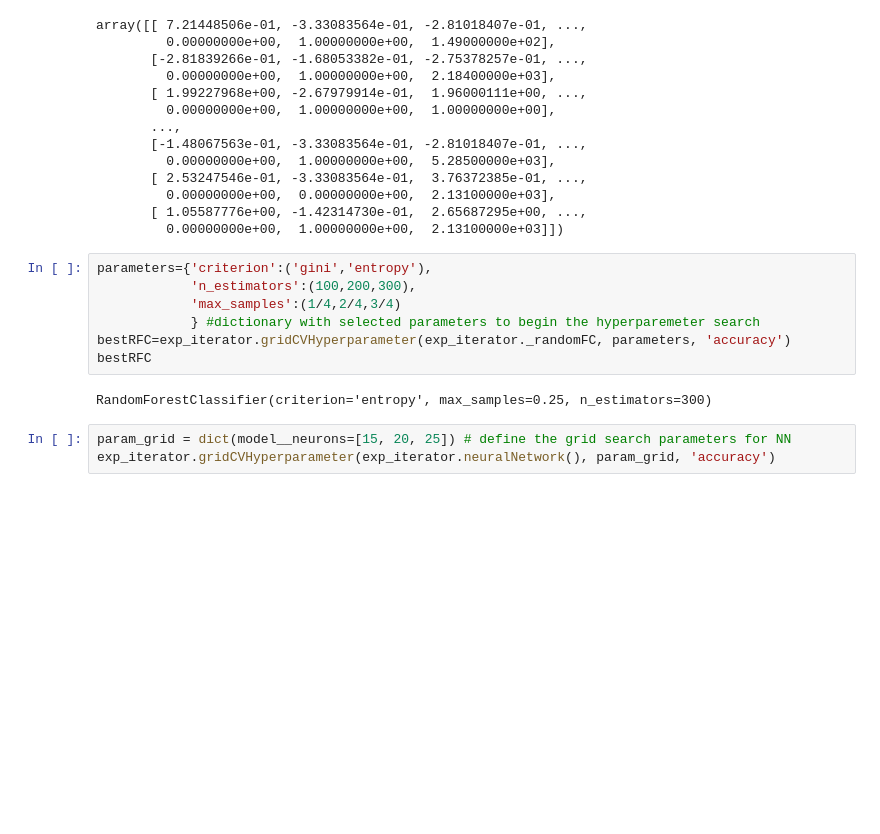
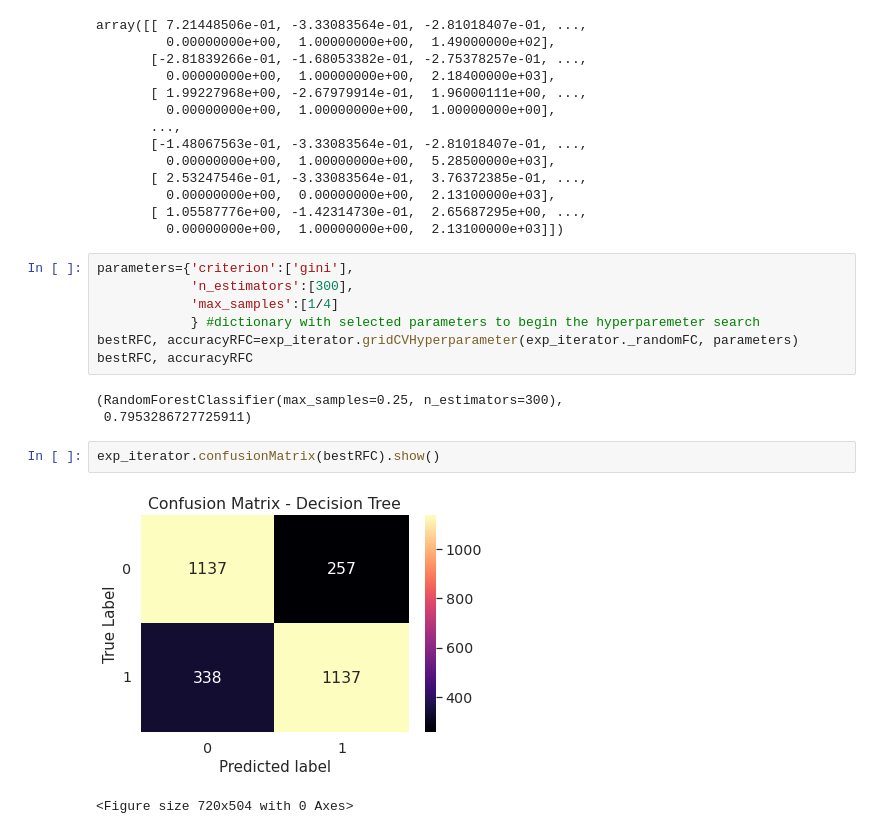
Before and after one commit to JulianaCarvajal/Spaceship_Titanic, a Jupyter notebook: classConstructionPlayground.ipynb, the cells around one changed output. Drawn from its saved outputs; the diff is of its cells as text; blank space fills up the shorter version.

Commit message:
Update with RandomForestC and DesicionTreeC

```diff
--- a/classConstructionPlayground.ipynb
+++ b/classConstructionPlayground.ipynb
@@ -258,14 +258,17 @@ array([[ 7.21448506e-01, -3.33083564e-01, -2.81018407e-01, ...,
        [ 1.05587776e+00, -1.42314730e-01,  2.65687295e+00, ...,
          0.00000000e+00,  1.00000000e+00,  2.13100000e+03]])
 # %%
-parameters={'criterion':('gini','entropy'),
-            'n_estimators':(100,200,300),
-            'max_samples':(1/4,2/4,3/4)
+parameters={'criterion':['gini'],
+            'n_estimators':[300],
+            'max_samples':[1/4]
             } #dictionary with selected parameters to begin the hyperparemeter search
-bestRFC=exp_iterator.gridCVHyperparameter(exp_iterator._randomFC, parameters, 'accuracy')
-bestRFC
+bestRFC, accuracyRFC=exp_iterator.gridCVHyperparameter(exp_iterator._randomFC, parameters)
+bestRFC, accuracyRFC
 # %% [output]
-RandomForestClassifier(criterion='entropy', max_samples=0.25, n_estimators=300)
+(RandomForestClassifier(max_samples=0.25, n_estimators=300),
+ 0.7953286727725911)
-# %%
-param_grid = dict(model__neurons=[15, 20, 25]) # define the grid search parameters for NN
-exp_iterator.gridCVHyperparameter(exp_iterator.neuralNetwork(), param_grid, 'accuracy')
+# %%
+exp_iterator.confusionMatrix(bestRFC).show()
+# %% [output]
+[figure, added]
+<Figure size 720x504 with 0 Axes>
```
Also changed, not shown: parts of 5 cells of this notebook.
